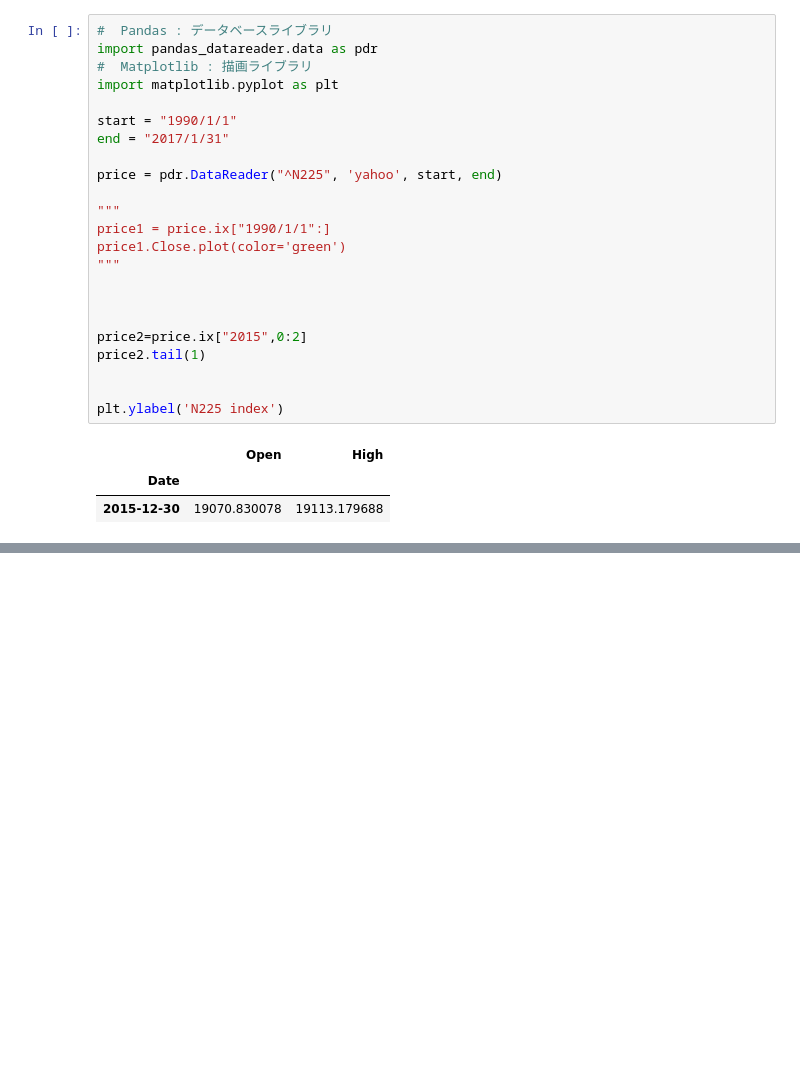
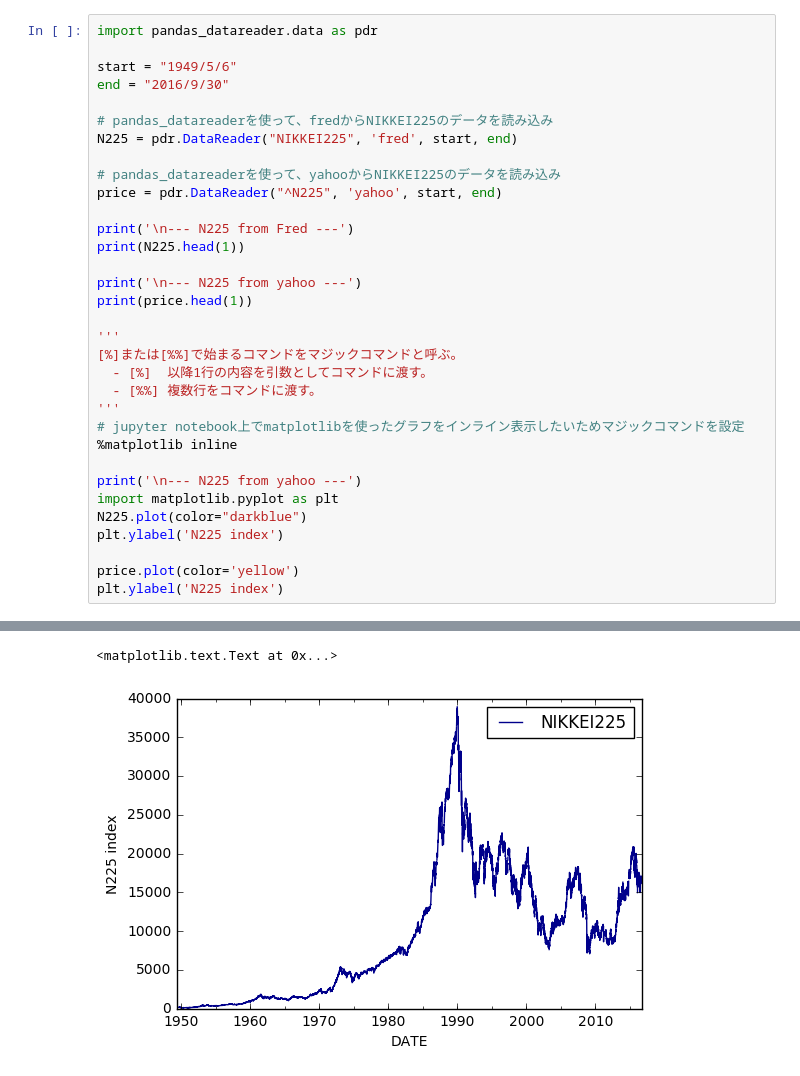
Before and after one commit to okagen/pyStudy, a Jupyter notebook: step1_Pandas_Matplotlib.ipynb, the cells around one changed output, grey strips where cells are left out. Saved outputs shown, nothing was run; the diff lists cells and outputs as text; blank space fills up the shorter version.

```diff
--- a/step1_Pandas_Matplotlib.ipynb
+++ b/step1_Pandas_Matplotlib.ipynb
@@ -1,27 +1,34 @@
-# %%
-#  Pandas : データベースライブラリ
-import pandas_datareader.data as pdr
-#  Matplotlib : 描画ライブラリ
-import matplotlib.pyplot as plt
-
-start = "1990/1/1"
-end = "2017/1/31"
-
-price = pdr.DataReader("^N225", 'yahoo', start, end)
-
-"""
-price1 = price.ix["1990/1/1":]
-price1.Close.plot(color='green')
-"""
-
-
-
-price2=price.ix["2015",0:2]
-price2.tail(1)
-
-
-plt.ylabel('N225 index')
-# %% [output]
-|  | Open | High |
-| Date |  |  |
-| 2015-12-30 | 19070.830078 | 19113.179688 |
+# %%
+import pandas_datareader.data as pdr
+
+start = "1949/5/6"
+end = "2016/9/30"
+
+# pandas_datareaderを使って、fredからNIKKEI225のデータを読み込み
+N225 = pdr.DataReader("NIKKEI225", 'fred', start, end)
+
+# pandas_datareaderを使って、yahooからNIKKEI225のデータを読み込み
+price = pdr.DataReader("^N225", 'yahoo', start, end)
+
+print('\n--- N225 from Fred ---')
+print(N225.head(1))
+
+print('\n--- N225 from yahoo ---')
+print(price.head(1))
+
+'''
+[%]または[%%]で始まるコマンドをマジックコマンドと呼ぶ。
+  - [%]  以降1行の内容を引数としてコマンドに渡す。
+  - [%%] 複数行をコマンドに渡す。
+'''
+# jupyter notebook上でmatplotlibを使ったグラフをインライン表示したいためマジックコマンドを設定
+%matplotlib inline
+
+print('\n--- N225 from yahoo ---')
+import matplotlib.pyplot as plt
+N225.plot(color="darkblue")
+plt.ylabel('N225 index')
+
+price.plot(color='yellow')
+plt.ylabel('N225 index')
+# %% [output]
@@ -27,0 +46,2 @@ plt.ylabel('N225 index')
+<matplotlib.text.Text at 0x...>
+[figure, added]
```
Also changed, not shown: parts of 5 cells of this notebook.
